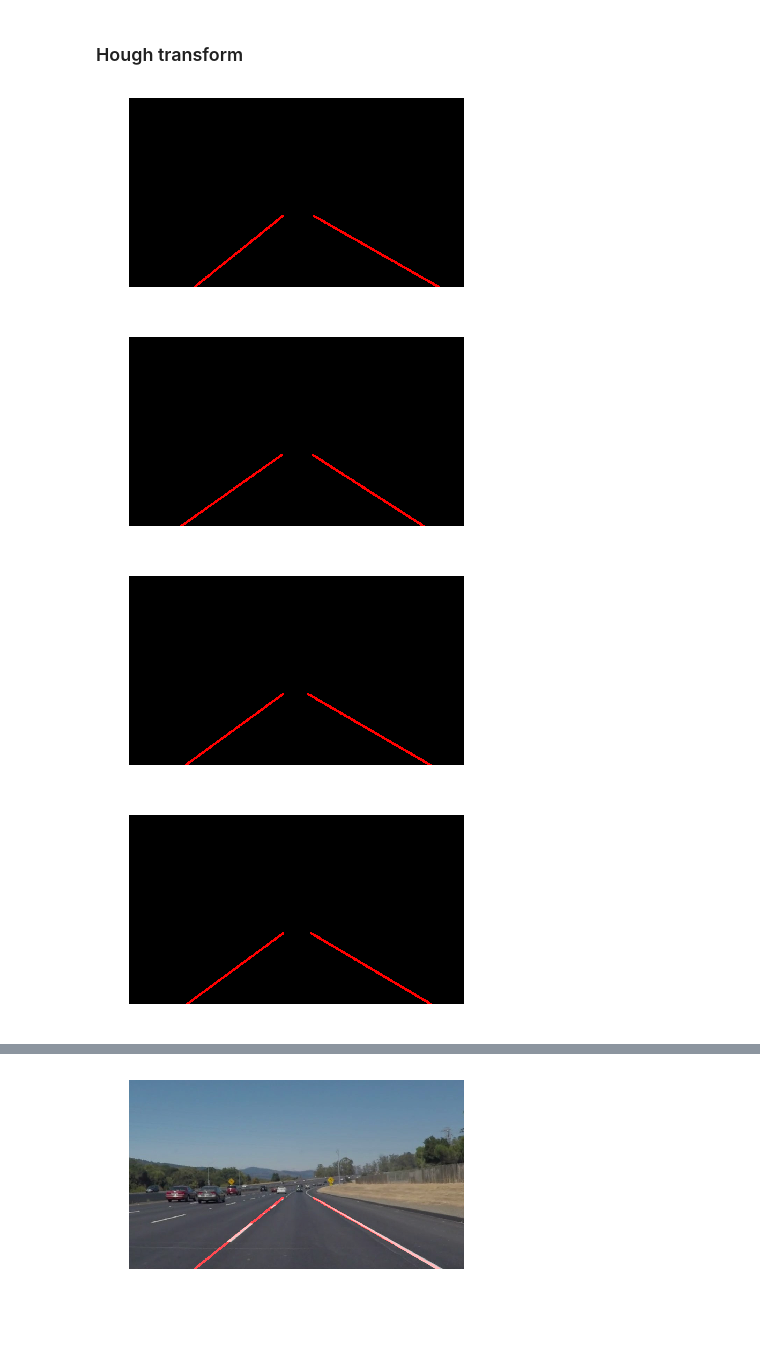
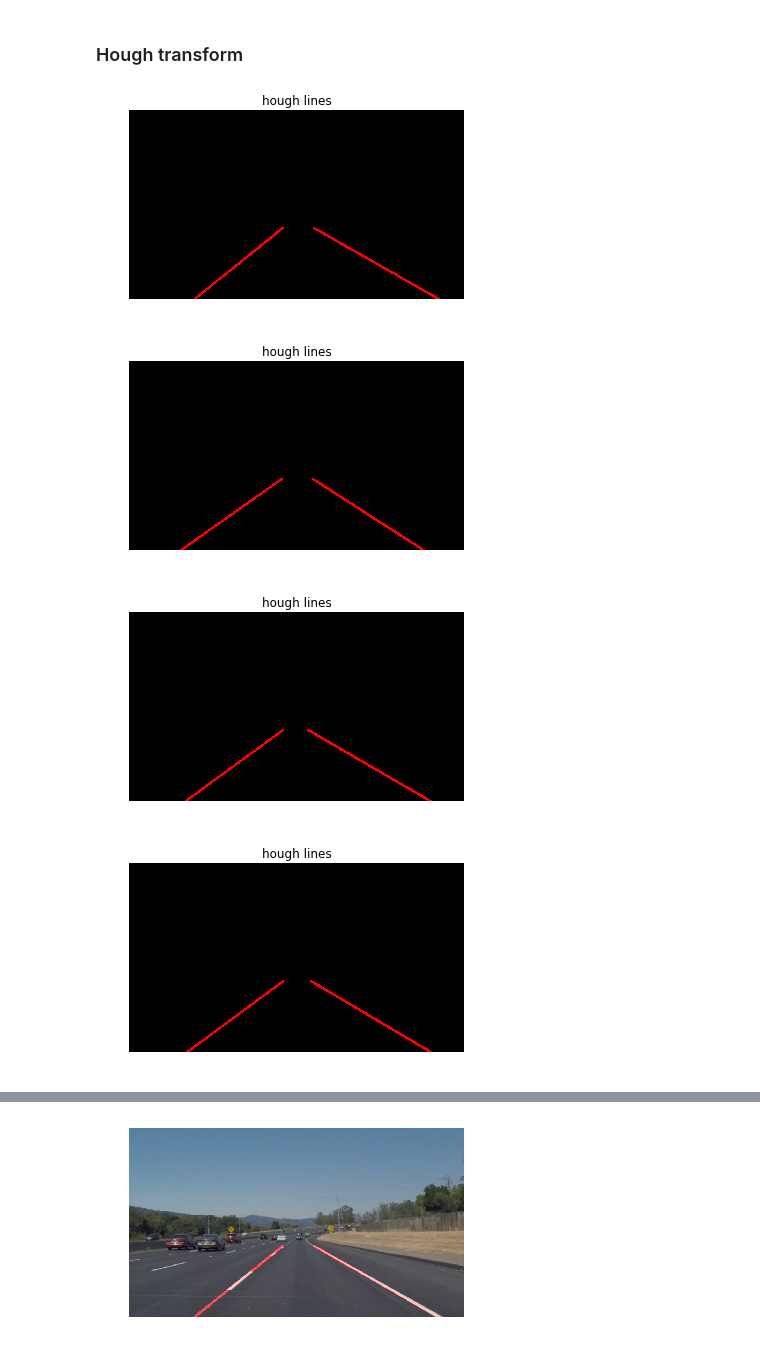
Before and after one commit to LFElodie/CarND-LaneLines-P1, a Jupyter notebook: P1.ipynb, the cells around one changed output, grey strips where cells are left out. Cells and saved outputs as stored; diff of their text form; code cells hidden in the pictures; blank space fills up the shorter version.

```diff
--- a/P1.ipynb
+++ b/P1.ipynb
@@ -218,11 +218,13 @@ def weighted_img(img, initial_img, α=0.8, β=1., γ=0.):
     NOTE: initial_img and img must be the same shape!
     """
     return cv2.addWeighted(initial_img, α, img, β, γ)
-def showimg(image,cmap=None):
+def showimg(image,cmap=None,title=None):
     """
     Show image in a new figure
     """
     plt.figure()
+    if title:
+        plt.title(title)
     plt.axis('off')
     plt.imshow(image,cmap)
 # %% [markdown]
@@ -314,17 +316,17 @@ for edges_image in edges_images:
 # %%
 rho = 1
 theta = np.pi/180
 threshold = 35
-min_line_len = 40
-max_line_gap =  20
+min_line_len = 15
+max_line_gap =  5
 line_images = []
 for masked_edge in masked_edges:
     line_image = hough_lines(masked_edge, rho, theta, threshold, min_line_len, max_line_gap)
-    showimg(line_image)
+    showimg(line_image,title='hough lines')
 
     line_images.append(line_image)
 # %% [output]
-[figure, old version]
+[figure, new version]
-[figure, old version]
+[figure, new version]
-[figure, old version]
+[figure, new version]
-[figure, old version]
+[figure, new version]
```
Also changed, not shown: parts of 4 cells of this notebook, 4 other files.
